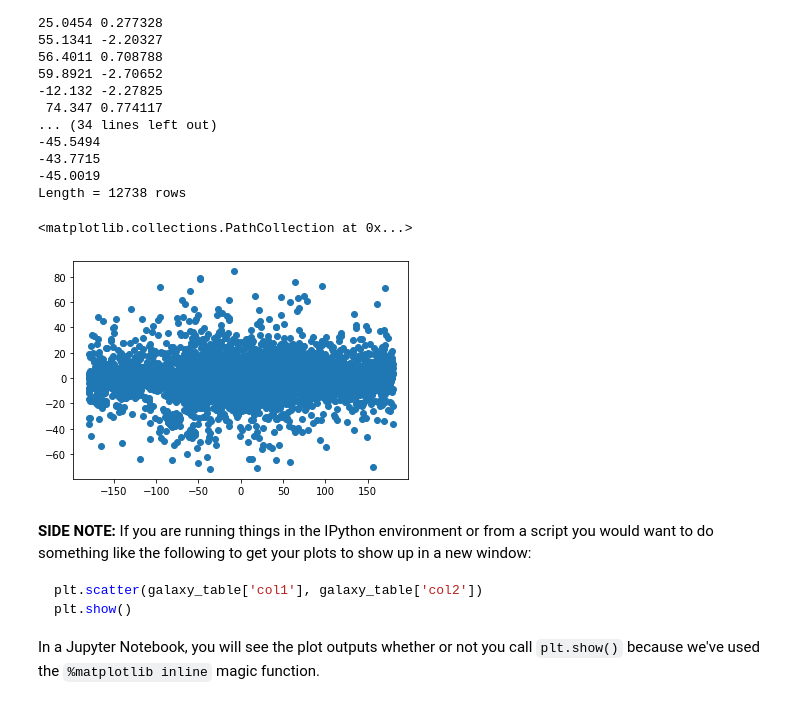
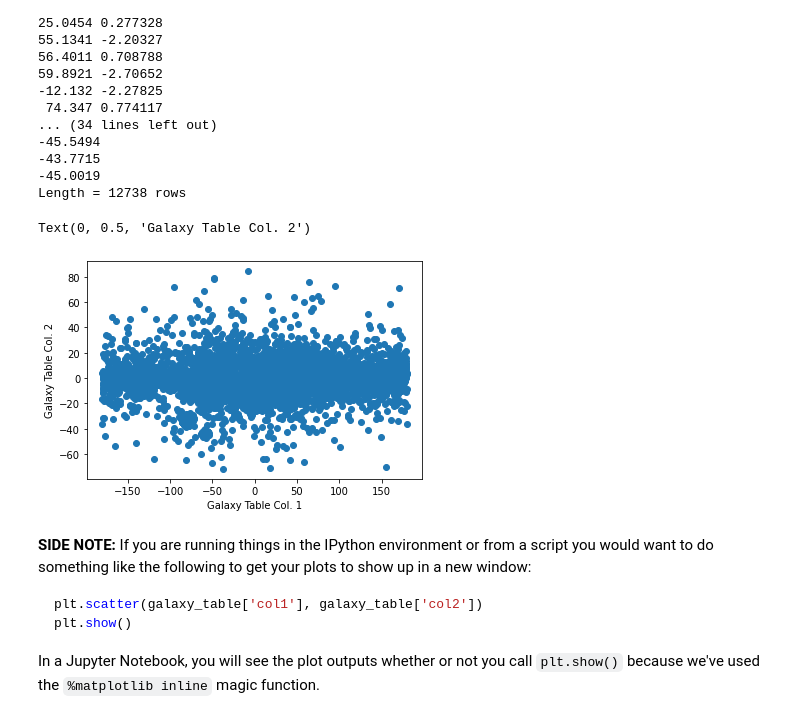
Before and after one commit to simonlowry1/Astro3190_Lowry, a Jupyter notebook: lessons/06-plotting_Lowry.ipynb, the cells around one changed output. Cells and saved outputs as stored; diff of their text form; code cells hidden in the pictures.

````diff
--- a/lessons/06-plotting_Lowry.ipynb
+++ b/lessons/06-plotting_Lowry.ipynb
@@ -242,9 +248,11 @@ Length = 12738 rows
 # %%
 # simple scatter plot
 plt.scatter(galaxy_table['col1'],galaxy_table['col2'])
+plt.xlabel("Galaxy Table Col. 1")
+plt.ylabel("Galaxy Table Col. 2")
 # %% [output]
-<matplotlib.collections.PathCollection at 0x...>
+Text(0, 0.5, 'Galaxy Table Col. 2')
-[figure, old version]
+[figure, new version]
 # %% [markdown]
 **SIDE NOTE:** If you are running things in the IPython environment or from a script you would want to do something like the following to get your plots to show up in a new window:
 ```python
````
Also changed, not shown: parts of 12 cells of this notebook, 3 other files.
